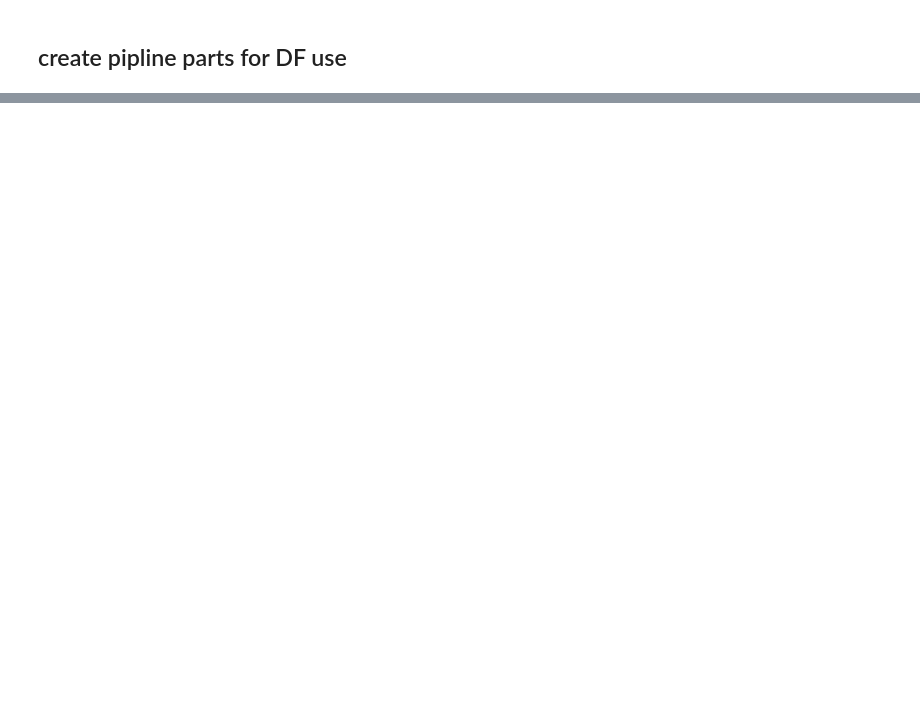
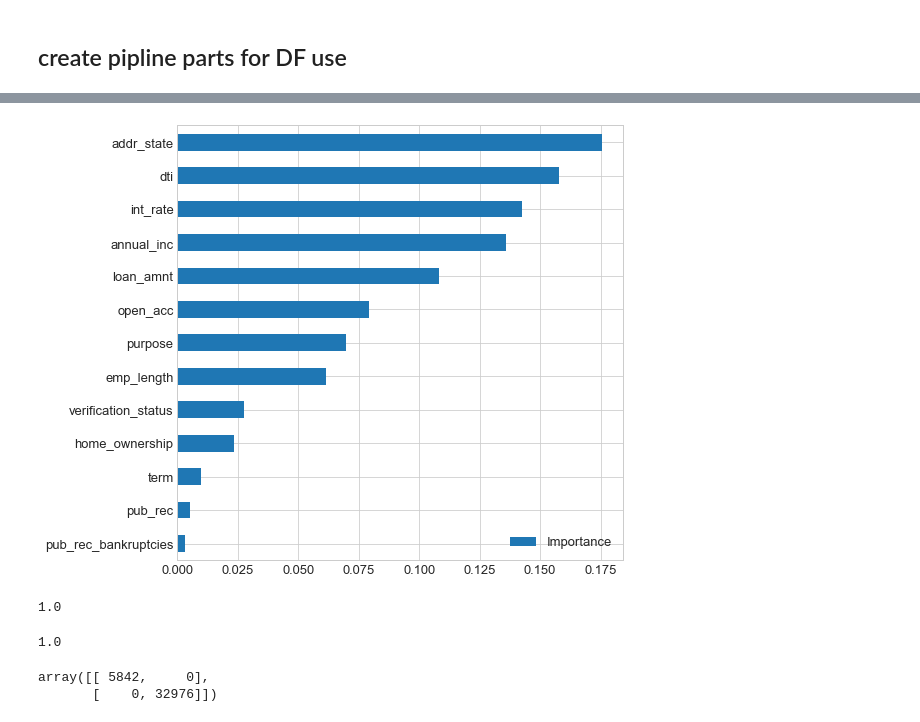
Before and after one commit to torben90/NF_Prj_LendingClub, a Jupyter notebook: sub_notebooks/Model_Based_Feature_Selection_2.ipynb, the cells around one changed output, grey strips where cells are left out. Saved outputs shown, nothing was run; the diff lists cells and outputs as text; code cells hidden in the pictures; blank space fills up the shorter version.

```diff
--- a/sub_notebooks/Model_Based_Feature_Selection_2.ipynb
+++ b/sub_notebooks/Model_Based_Feature_Selection_2.ipynb
@@ -192,0 +187,32 @@ importance.tail(n=20).plot(kind='barh', figsize=(10,15));
+# %%
+## TODO merge the dummys to one importnace ...
+importance_join = pd.DataFrame(index = df_x.columns)
+for i1 in df_x.select_dtypes('object').columns:
+    #print(i1)
+    t_sum = 0
+    for i2 in importance.index:
+        if i1 in i2:
+            #print ('--' + i2)
+            t_sum += importance.loc[i2,'Importance']
+
+    importance_join.loc[i1,'Importance'] = t_sum
+
+for i in df_x.select_dtypes(np.number).columns:
+    importance_join.loc[i,'Importance'] = importance.loc[i,'Importance']
+
+importance_join = importance_join.sort_values(['Importance'], ascending=True)
+# %%
+importance_join.plot(kind='barh', figsize=(8,8));
+# %% [output]
+[figure, added]
+# %%
+print(precision_score(df_y.values, clf.predict(X_transformed)))
+accuracy_score(df_y, clf.predict(X_transformed))
+# %% [output]
+1.0
+1.0
+# %%
+confusion_matrix(df_y, clf.predict(X_transformed))
+# %% [output]
+array([[ 5842,     0],
+       [    0, 32976]])
```
Also changed, not shown: parts of 16 cells of this notebook, 4 other files.
